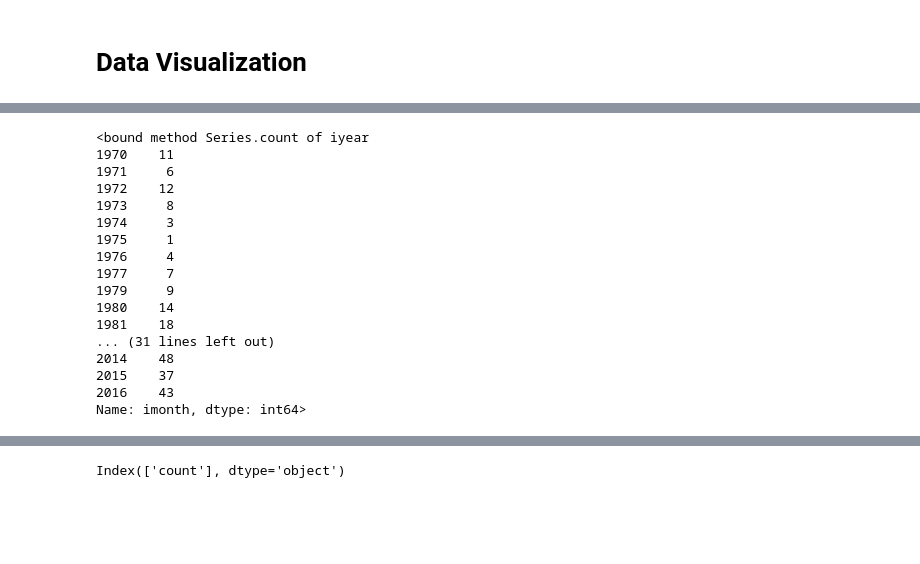
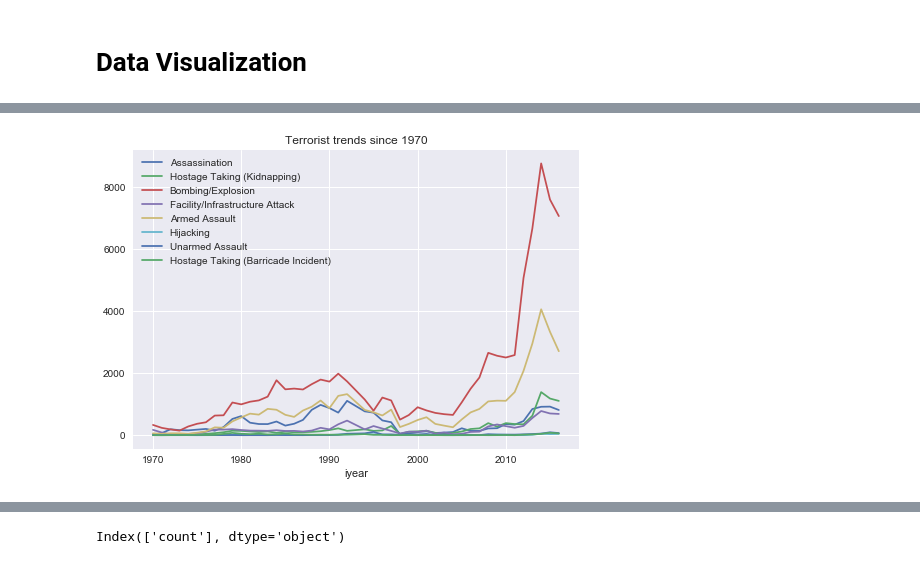
Before and after one commit to jacobakh/ML4CT, a Jupyter notebook: yakub_adven.ipynb, the cells around one changed output, grey strips where cells are left out. Cells and saved outputs as stored; diff of their text form; code cells hidden in the pictures; blank space fills up the shorter version.

```diff
--- a/yakub_adven.ipynb
+++ b/yakub_adven.ipynb
@@ -76,21 +80,20 @@ usdata_att
-# %%
-a= data.xs('Hijacking', level=1)
-a.count
-# %% [output]
-<bound method Series.count of iyear
-1970    11
-1971     6
-1972    12
-1973     8
-1974     3
-1975     1
-1976     4
-1977     7
-1979     9
-1980    14
-1981    18
-... (31 lines left out)
-2014    48
-2015    37
-2016    43
-Name: imonth, dtype: int64>
+# %%
+a= "Assassination"
+b="Hostage Taking (Kidnapping)"
+c="Bombing/Explosion"
+d="Facility/Infrastructure Attack"
+e="Armed Assault"
+f="Hijacking"
+g="Unarmed Assault"
+h="Hostage Taking (Barricade Incident)"
+attack_vec = (a,b,c,d,e,f,g,h)
+a= data.xs('Bombing/Explosion', level=1)
+for i in attack_vec:
+    a=data.xs(i, level=1);
+    a['count'].plot(label=i);
+    #plt.plot(a.index, a['count'], marker = 'o', mfc='r')
+plt.legend();
+plt.title('Terrorist trends since 1970');
+# a.count
+# %% [output]
+[figure, added]
```
Also changed, not shown: parts of 27 cells of this notebook.
